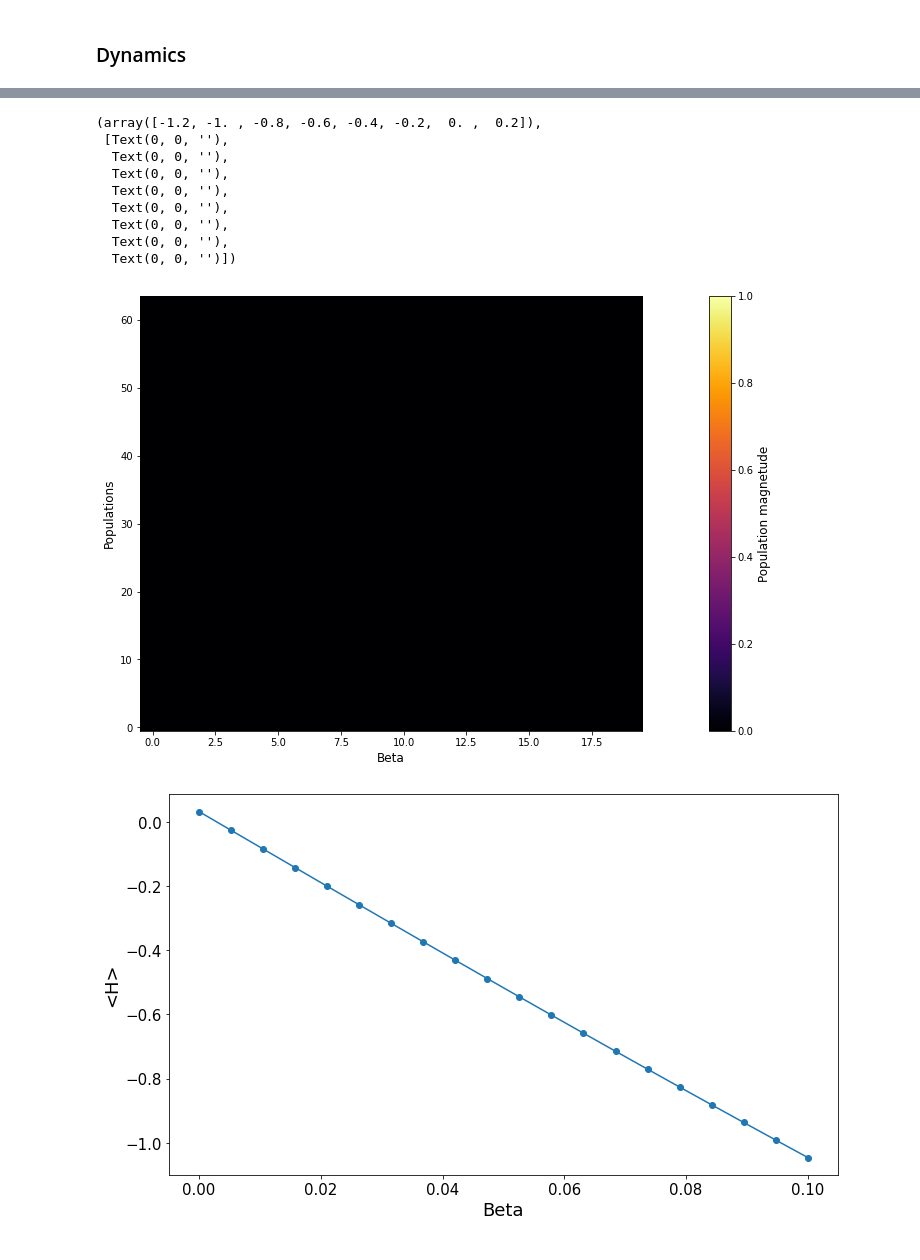
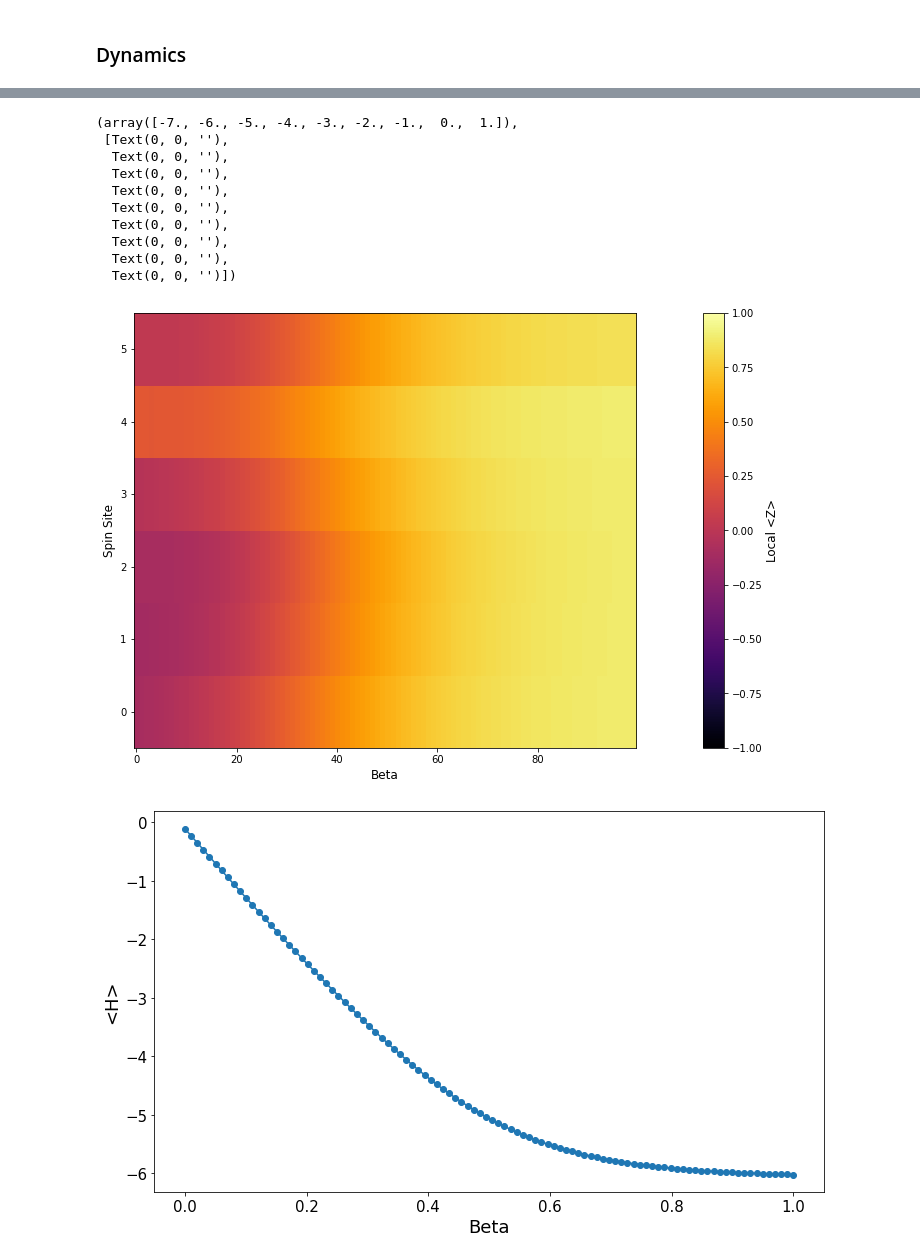
Before and after one commit to mattp97/Trotter-Qdrift-Simulation, a Jupyter notebook: QMC.ipynb, the cells around one changed output, grey strips where cells are left out. Cells and saved outputs as stored; diff of their text form; code cells hidden in the pictures.

Commit message:
Working annealer, fixed random state initialization

```diff
--- a/QMC.ipynb
+++ b/QMC.ipynb
@@ -131,11 +140,11 @@ def ising_model(dim, b_field = 0, rng_seed=1):
     for i in range(dim):
         for j in range(dim):
             if ((i==j+1) or (i==0 and j == dim-1)):
-                ham_list.append(np.matmul(initialize_operator(Z, i, dim), initialize_operator(Z, j, dim)))
+                ham_list.append(-1* np.matmul(initialize_operator(Z, i, dim), initialize_operator(Z, j, dim)))
 
 
         if b_field != 0:
-            ham_list.append(b_field * np.matmul(initialize_operator(Z, i, dim), initialize_operator(X, j, dim)))
+            ham_list.append(b_field * initialize_operator(X, j, dim))
 
     return np.array(ham_list)
 # %%
@@ -319,20 +328,27 @@ print(emplist[-4:])
 # %% [markdown]
 ### Dynamics
 # %%
-dim =6
-ising = normalize_hamiltonian(ising_model(dim=dim, b_field=0.5))
-cooler = CompositeSim(ising, inner_order=1, state_rand=True, use_density_matrices=True, exact_qd=True, imag_time=True, rng_seed=22)
+dim = 6
+ising = normalize_hamiltonian(ising_model(dim=dim, b_field=0.1))
+cooler = CompositeSim(ising, inner_order=1, nb=100, state_rand=True, use_density_matrices=True, exact_qd=True, imag_time=True, rng_seed=1)
+partition_sim(cooler, "qdrift")
+print(cooler.initial_state)
 
-beta = np.linspace(0.00000001, 0.1, 20)
+beta = np.linspace(0.00001, 1, 100)
 populations = []
 energies = []
+spins = []
 amplitudes = np.zeros((2**dim, len(beta)))
 
 for b in range(len(beta)):
-    state_t = cooler.simulate(time=beta[b], iterations=200)
+    state_t = cooler.simulate(time=beta[b], iterations=1)
     if cooler.use_density_matrices == True:
-        populations.append(np.real(np.diag(state_t)))
-        energies.append(np.real(np.trace(sum(ising) * state_t)))
+        #populations.append(np.real(np.diag(state_t))
+        energies.append(np.real(np.trace(sum(ising) @ state_t)))
+        local_spin = []
+        for j in range(dim):
+            local_spin.append(np.real(np.trace(state_t @ initialize_operator(Z, j, dim))))
+        spins.append(local_spin)
     else:
         energies.append(np.real((state_t.T.conj() @ sum(ising) @ state_t).flat[0]))
         amplitudes[:, b] =  np.real(np.abs(state_t.flat[0])**2)
@@ -340,29 +376,30 @@ amplitudes = np.transpose(amplitudes)
 # %%
 plt.figure(figsize = (12,8))
 #plt.ylim(-60,60) #limits the range the plot shows
 plt.xlabel('Beta', size = 12)
-plt.ylabel('Populations', size = 12)
-plt.imshow(np.transpose(amplitudes), origin = 'lower', aspect = 'auto',
-           cmap = 'inferno', vmax = 1, interpolation = 'none')
+plt.ylabel('Spin Site', size = 12)
+plt.imshow(np.transpose(spins), origin = 'lower', aspect = 'auto',
+           cmap = 'inferno', vmax=1, vmin=-1, interpolation = 'none')
 # vmax alters the sensitivity of the colour plot, so increase for large particle numbers
 cbar = plt.colorbar(pad = 0.1) #pad chooses the distance of the colour bar from the plot
-cbar.set_label('Population magnetude',size=12)
+cbar.set_label('Local <Z>',size=12)
 
 plt.figure(figsize = (12, 7))
 plt.plot(beta, energies, 'o-')
 plt.xlabel('Beta', size = 18)
 plt.ylabel('<H>', size = 18)
 plt.xticks(fontsize=15, rotation=0)
 plt.yticks(fontsize=15)
 # %% [output]
-(array([-1.2, -1. , -0.8, -0.6, -0.4, -0.2,  0. ,  0.2]),
+(array([-7., -6., -5., -4., -3., -2., -1.,  0.,  1.]),
  [Text(0, 0, ''),
   Text(0, 0, ''),
   Text(0, 0, ''),
   Text(0, 0, ''),
   Text(0, 0, ''),
   Text(0, 0, ''),
   Text(0, 0, ''),
+  Text(0, 0, ''),
   Text(0, 0, '')])
-[figure, old version]
+[figure, new version]
-[figure, old version]
+[figure, new version]
```
Also changed, not shown: parts of 2 cells of this notebook, 2 other files.
